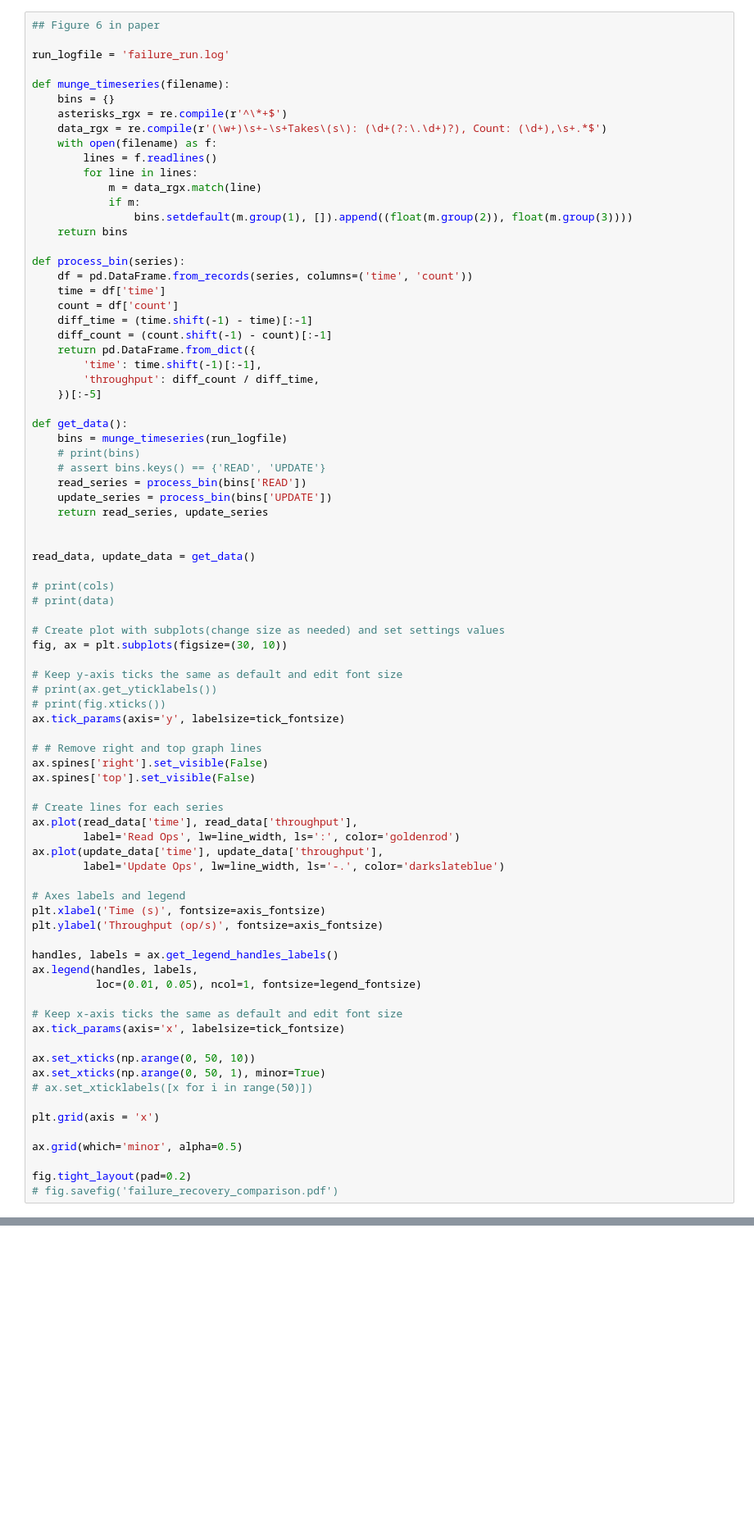
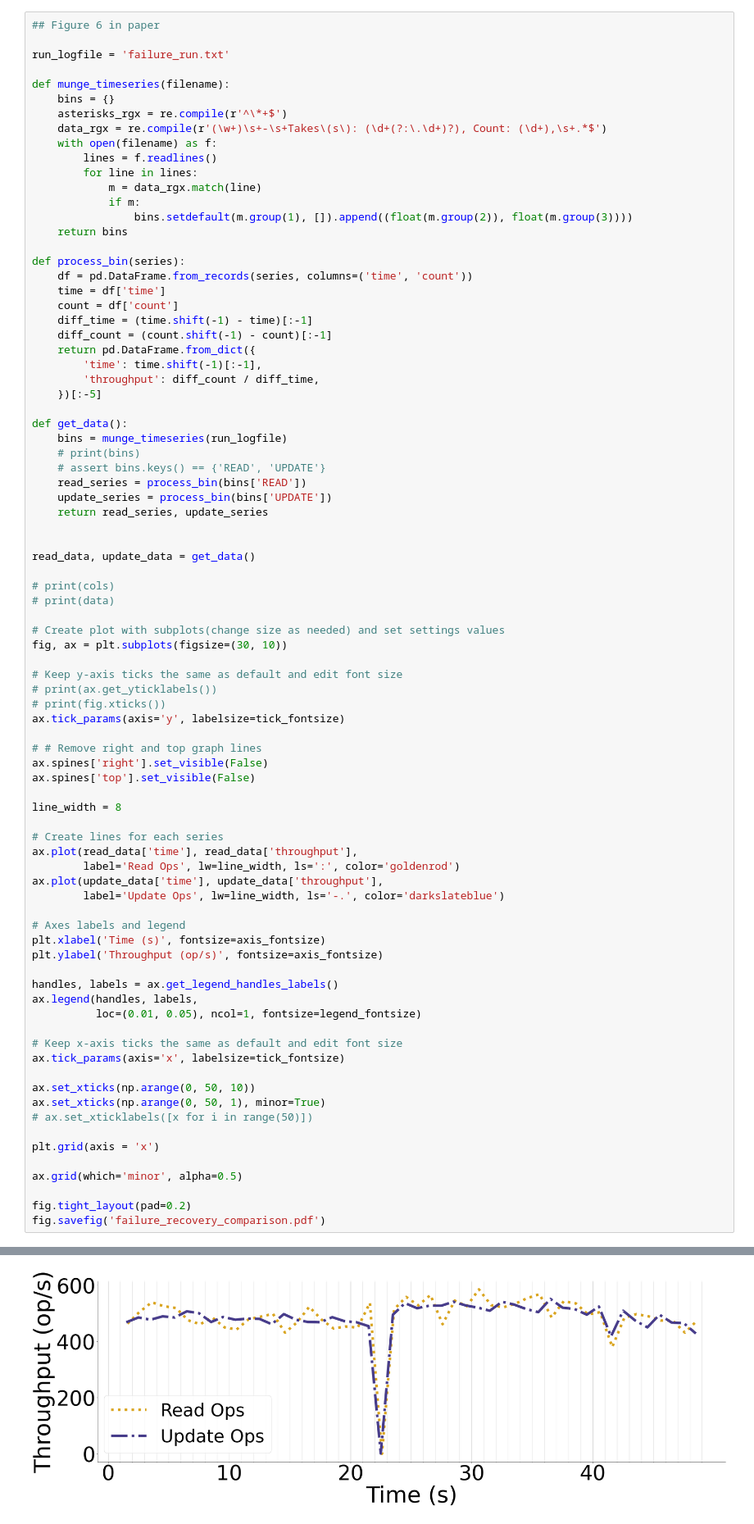
Before and after one commit to DistCompiler/pgo-artifact, a Jupyter notebook: graphs-python.ipynb, the cells around one changed output, grey strips where cells are left out. Shown at 82% size. Cells and saved outputs as stored; diff of their text form; blank space fills up the shorter version.

```diff
--- a/graphs-python.ipynb
+++ b/graphs-python.ipynb
@@ -581,7 +580,7 @@ fig.savefig('crdt_graph.pdf')
 # %%
 ## Figure 6 in paper
 
-run_logfile = 'failure_run.log'
+run_logfile = 'failure_run.txt'
 
 def munge_timeseries(filename):
     bins = {}
@@ -632,6 +631,8 @@ ax.tick_params(axis='y', labelsize=tick_fontsize)
 ax.spines['right'].set_visible(False)
 ax.spines['top'].set_visible(False)
 
+line_width = 8
+
 # Create lines for each series
 ax.plot(read_data['time'], read_data['throughput'],
         label='Read Ops', lw=line_width, ls=':', color='goldenrod')
@@ -658,5 +659,5 @@ plt.grid(axis = 'x')
 ax.grid(which='minor', alpha=0.5)
 
 fig.tight_layout(pad=0.2)
-# fig.savefig('failure_recovery_comparison.pdf')
+fig.savefig('failure_recovery_comparison.pdf')
 # %% [output]
@@ -663,0 +664 @@ NameError: name 're' is not defined
+[figure, added]
```
Also changed, not shown: parts of 3 cells of this notebook, 1 other file.
